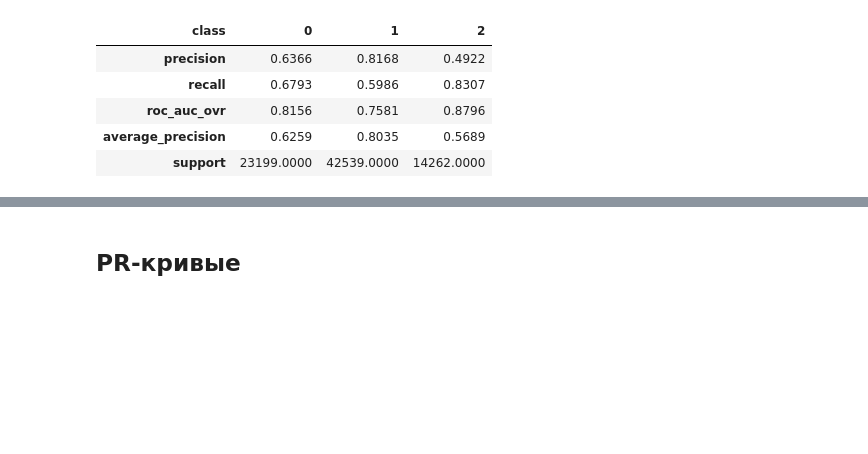
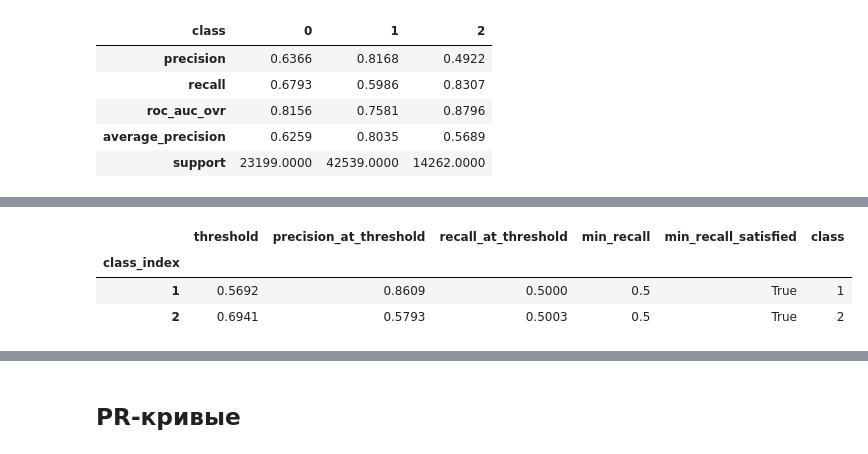
Before and after one commit to Stolide-anseed/Credit-Score, a Jupyter notebook: notebooks/experiment_pipeline.ipynb, the cells around one changed output, grey strips where cells are left out. Saved outputs shown, nothing was run; the diff lists cells and outputs as text; code cells hidden in the pictures; blank space fills up the shorter version.

```diff
--- a/notebooks/experiment_pipeline.ipynb
+++ b/notebooks/experiment_pipeline.ipynb
@@ -365,0 +501,7 @@ display(per_class_metrics_df.round(4).T)
+# %%
+display(threshold_selection_df.round(4))
+# %% [output]
+|  | threshold | precision_at_threshold | recall_at_threshold | min_recall | min_recall_satisfied | class |
+| class_index |  |  |  |  |  |  |
+| 1 | 0.5692 | 0.8609 | 0.5000 | 0.5 | True | 1 |
+| 2 | 0.6941 | 0.5793 | 0.5003 | 0.5 | True | 2 |
```
Also changed, not shown: parts of 7 cells of this notebook, 2 other files.
